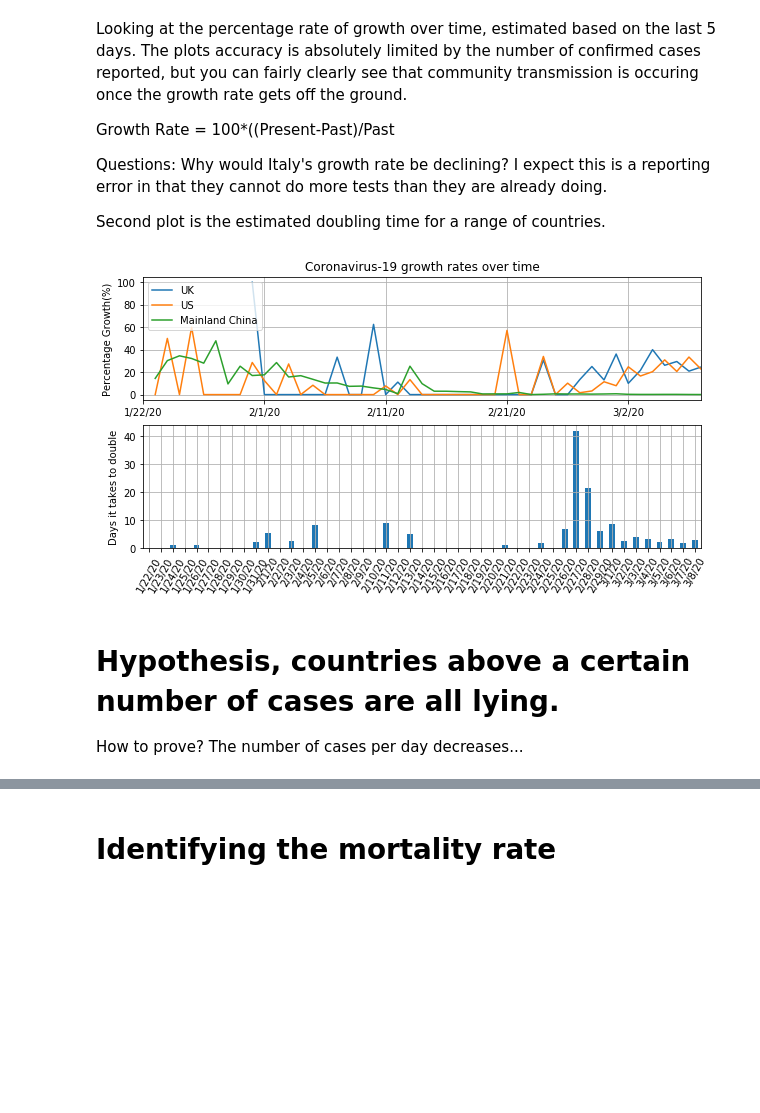
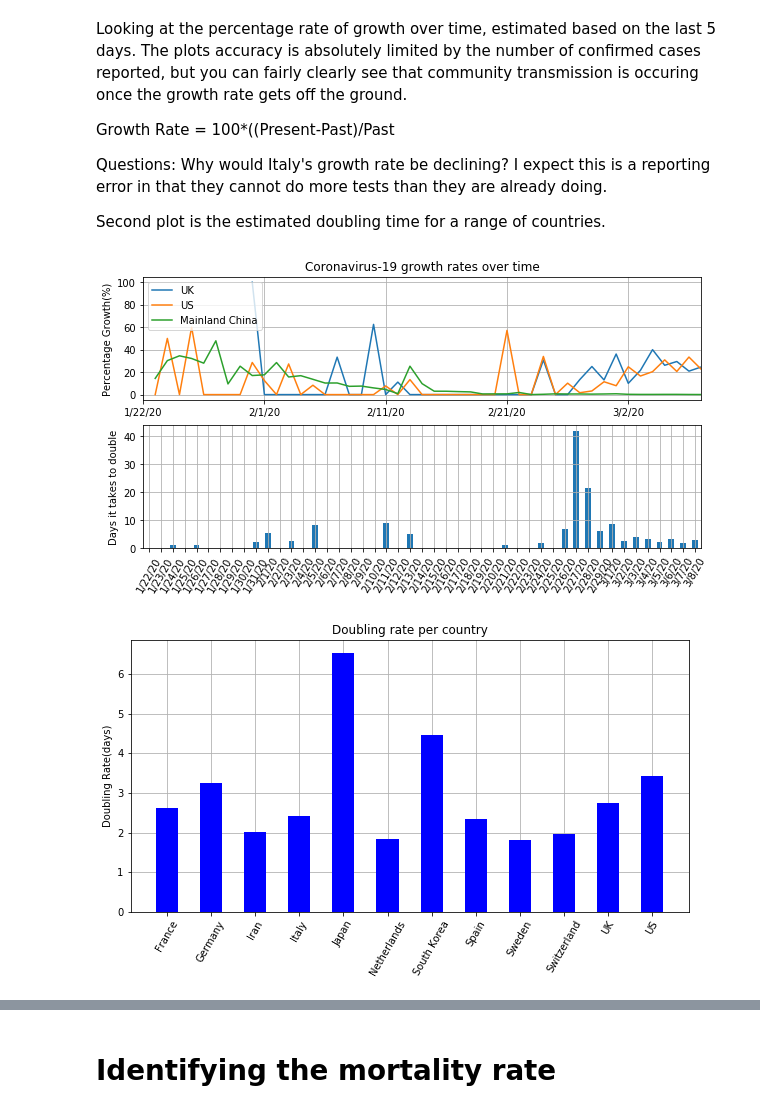
Before and after one commit to JeanRintoul/Covid-19, a Jupyter notebook: Covid.ipynb, the cells around one changed output, grey strips where cells are left out. Drawn from its saved outputs; the diff is of its cells as text; code cells hidden in the pictures; blank space fills up the shorter version.

```diff
--- a/Covid.ipynb
+++ b/Covid.ipynb
@@ -123,43 +123,37 @@ multidaydiffs = confirmed.diff(periods=1,axis=0).copy() # change period to selec
 growth        = 100*multidaydiffs/confirmed
 doubling_time = 70/growth
 
 dt_median_per_country = doubling_time.apply(lambda s: s[np.isfinite(s)].dropna()).median()
 
 #fig, (ax1) = plt.subplots(1,figsize=(10, 5))
 fig, (ax1, ax2) = plt.subplots(2,figsize=(10, 5));
 growth['UK'].plot(ax=ax1, grid='on')
 growth['US'].plot(ax=ax1, grid='on')
 #growth['Australia'].plot(ax=ax1, grid='on')
 #growth['Italy'].plot(ax=ax1, grid='on')
 growth['Mainland China'].plot(ax=ax1, grid='on')
 ax1.legend(loc='upper left')
 ax1.set_title('Coronavirus-19 growth rates over time')
 ax1.set_ylabel('Percentage Growth(%)');
 
 doubling_time['US'].plot.bar(ax=ax2,rot=60,grid='on')
 ax2.set_ylabel('Days it takes to double')
-
 #print(doubling_time[:][-1])
-
 ###
 d2_per_country = []
 counts  =[]
 for i in columns:
     if min_threshold_confirmed_cases < confirmed[i][-1] < max_threshold_confirmed_cases and i != 'Others':
       d2_per_country.append(dt_median_per_country[i])
       counts.append(i)
 
 #print(d2_per_country,counts)
-# fig, (ax1) = plt.subplots(1,figsize=(10, 5))
-# ax1.grid(zorder=0)
-# ax1.bar(counts,d2_per_country, width=0.5, color='b', align='center',zorder = 3)
-# ax1.set_ylabel('Doubling Rate(days)')
-# ax1.set_title('Doubling rate per country')
-# ax1.set_xticklabels(counts,rotation=60);
+fig, (ax1) = plt.subplots(1,figsize=(10, 5))
+ax1.grid(zorder=0)
+ax1.bar(counts,d2_per_country, width=0.5, color='b', align='center',zorder = 3)
+ax1.set_ylabel('Doubling Rate(days)')
+ax1.set_title('Doubling rate per country')
+ax1.set_xticklabels(counts,rotation=60);
 # %% [output]
 [figure]
+[figure, added]
-# %% [markdown]
-# Hypothesis, countries above a certain number of cases are all lying.
-
-How to prove?
-The number of cases per day decreases...
```
Also changed, not shown: parts of 2 cells of this notebook.
